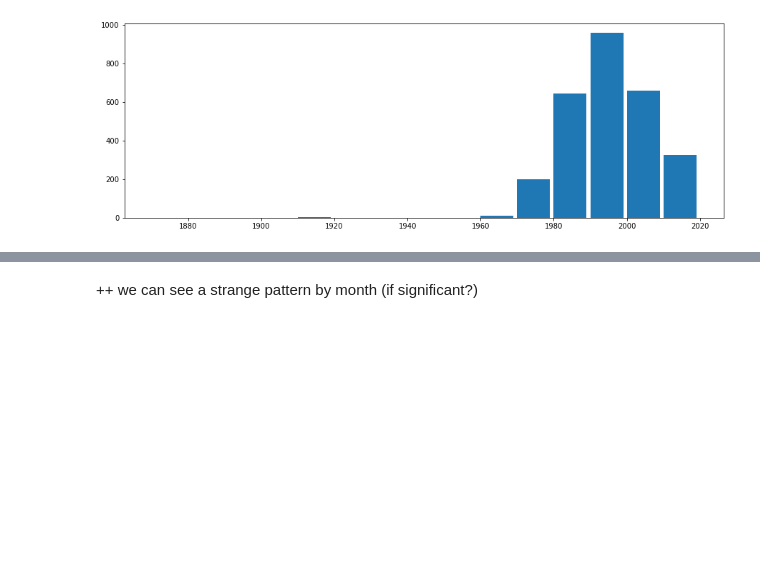
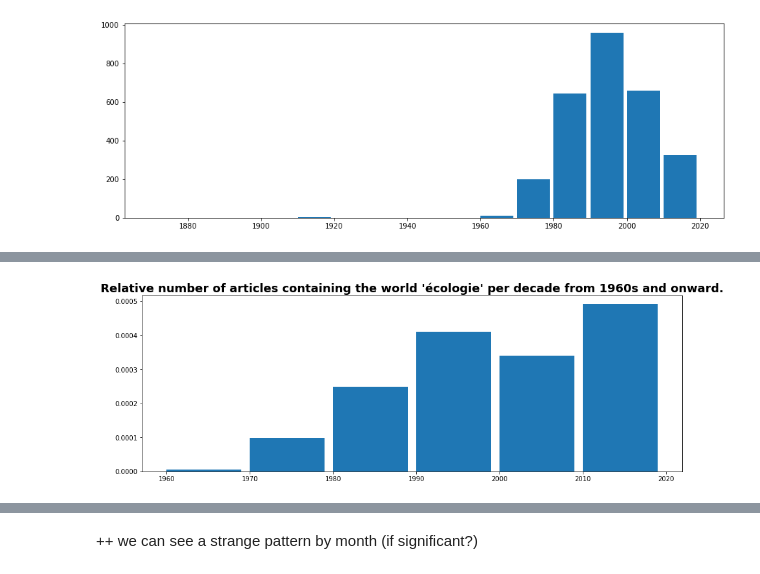
Before and after one commit to arobaselisa/Newspapers_Ecology_Analysis, a Jupyter notebook: Exploration.ipynb, the cells around one changed output, grey strips where cells are left out. Saved outputs shown, nothing was run; the diff lists cells and outputs as text; code cells hidden in the pictures; blank space fills up the shorter version.

Commit message:
added normalisation (decade+year)

```diff
--- a/Exploration.ipynb
+++ b/Exploration.ipynb
@@ -90,0 +93,21 @@ Such a grouping makes the 2010's peak disappear as it was centered around 2010 (
+# %%
+# total number of french articles on e-newspaperarchives.ch manually scrapped from 1960s to 2010s
+tot_articles_per_decade = np.array([2138059, 2023171, 2580757, 2340471, 1948820, 660912])
+rel_articles_per_decade_60 = articles_per_decade[articles_per_decade.keys() > 1955]/tot_articles_per_decade
+
+plt.figure(figsize=(15,5))
+plt.bar(rel_articles_per_decade_60.index
+        , rel_articles_per_decade_60
+        , width=9
+        , align='edge'
+       )
+
+plt.title(
+    "Relative number of articles containing the world 'écologie' per decade from 1960s and onward."
+    , weight='semibold'
+    , fontsize = 18
+)
+
+plt.show()
+# %% [output]
+[figure, added]
```
Also changed, not shown: parts of 8 cells of this notebook.
